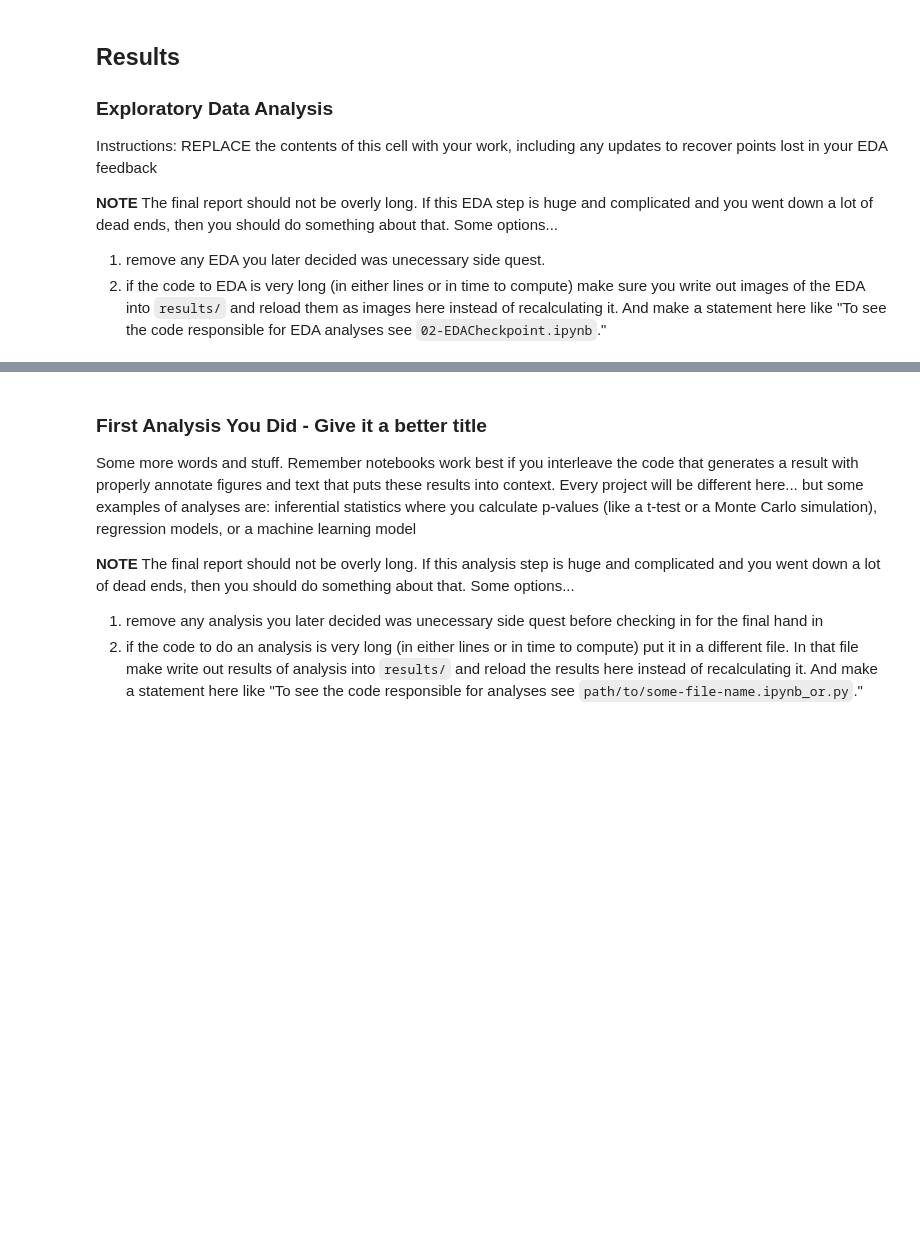
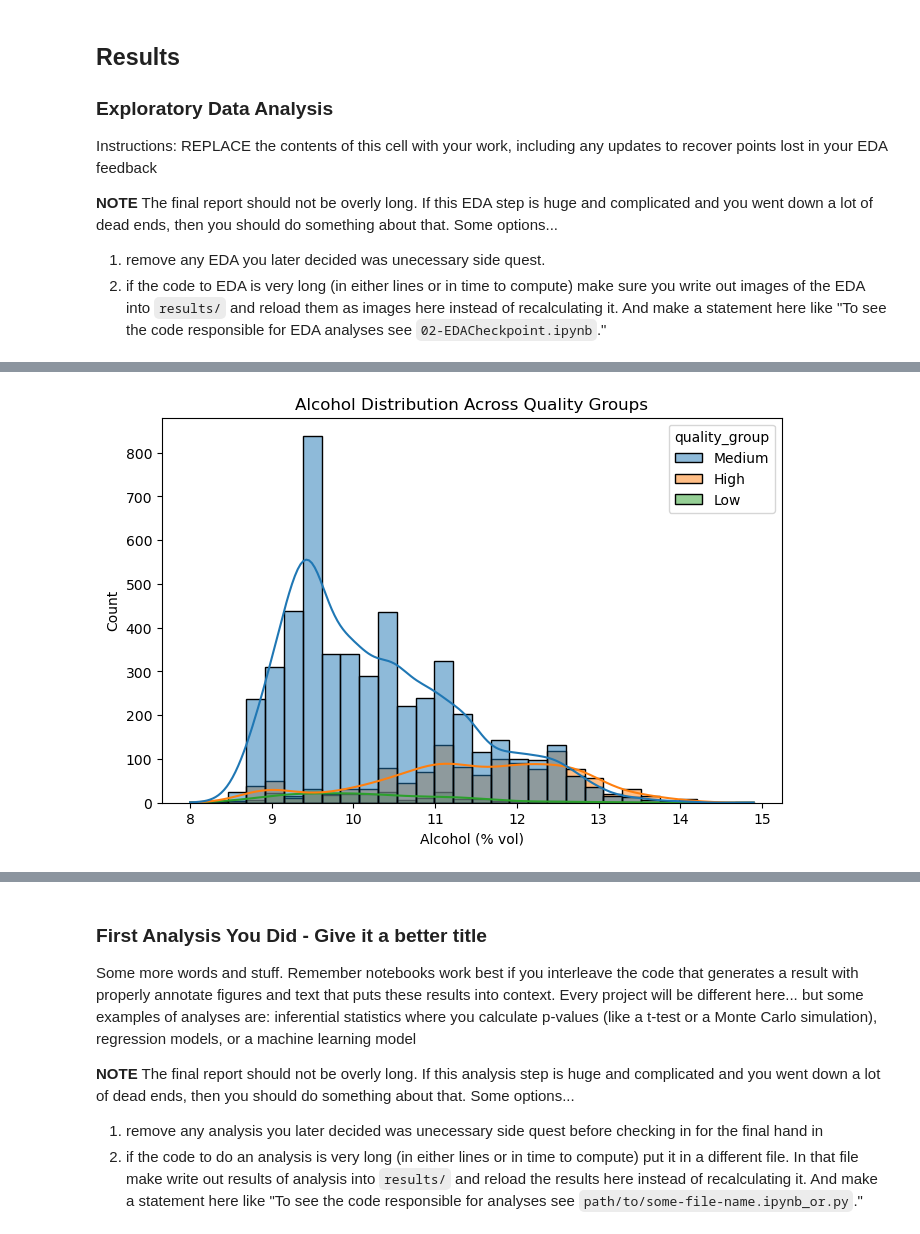
Before and after one commit to COGS108/Group043_WI26, a Jupyter notebook: 03-FinalProject.ipynb, the cells around one changed output, grey strips where cells are left out. Saved outputs shown, nothing was run; the diff lists cells and outputs as text; code cells hidden in the pictures; blank space fills up the shorter version.

```diff
--- a/03-FinalProject.ipynb
+++ b/03-FinalProject.ipynb
@@ -148,0 +336,27 @@ Instructions: REPLACE the contents of this cell with your work, including any up
+# %%
+def quality_group(q):
+    if q <= 4:
+        return "Low"
+    elif q <= 6:
+        return "Medium"
+    else:
+        return "High"
+
+df["quality_group"] = df["quality"].apply(quality_group)
+# %%
+plt.figure(figsize=(8,5))
+
+sns.histplot(
+    data=df,
+    x="alcohol",
+    hue="quality_group",
+    bins=30,
+    kde=True
+)
+
+plt.xlabel("Alcohol (% vol)")
+plt.ylabel("Count")
+plt.title("Alcohol Distribution Across Quality Groups")
+plt.show()
+# %% [output]
+[figure, added]
```
Also changed, not shown: parts of 46 cells of this notebook.
